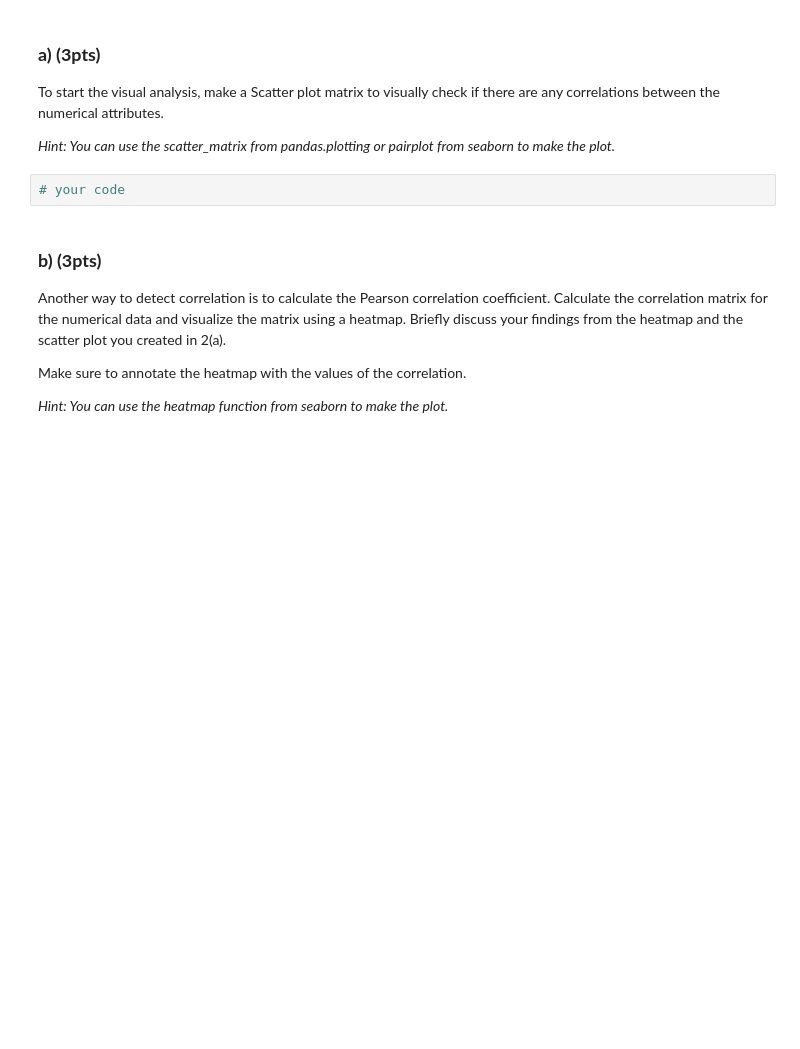
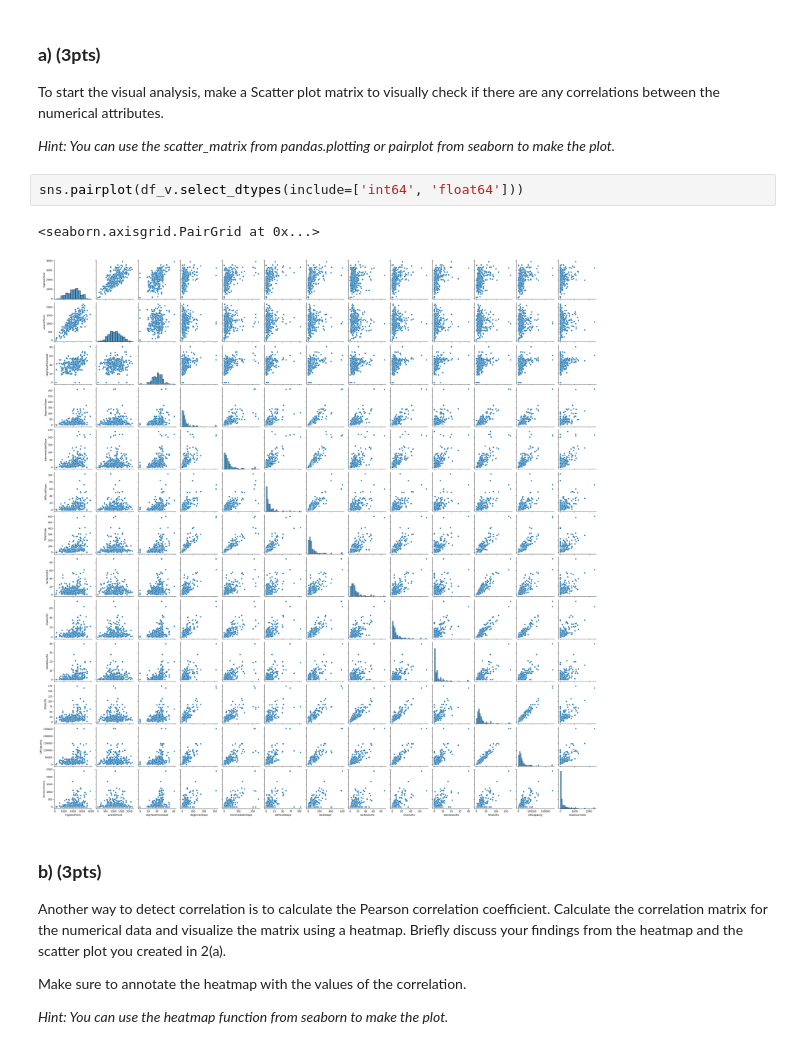
Before and after one commit to CodingTil/2022_23---Introduction-to-Data-Science---Exercises, a Jupyter notebook: assignment_2/assignment2.ipynb, the cells around one changed output. Saved outputs shown, nothing was run; the diff lists cells and outputs as text; blank space fills up the shorter version.

```diff
--- a/assignment_2/assignment2.ipynb
+++ b/assignment_2/assignment2.ipynb
@@ -183,7 +319,10 @@ To start the visual analysis, make a Scatter plot matrix to visually check if th
 
 *Hint: You can use the scatter_matrix from pandas.plotting or pairplot from seaborn to make the plot.*
 # %%
-# your code
+sns.pairplot(df_v.select_dtypes(include=['int64', 'float64']))
+# %% [output]
+<seaborn.axisgrid.PairGrid at 0x...>
+[figure, added]
 # %% [markdown]
 ### **b) (3pts)**
 Another way to detect correlation is to calculate the Pearson correlation coefficient. Calculate the correlation matrix for the numerical data and visualize the matrix using a heatmap.
```
Also changed, not shown: parts of 30 cells of this notebook.
